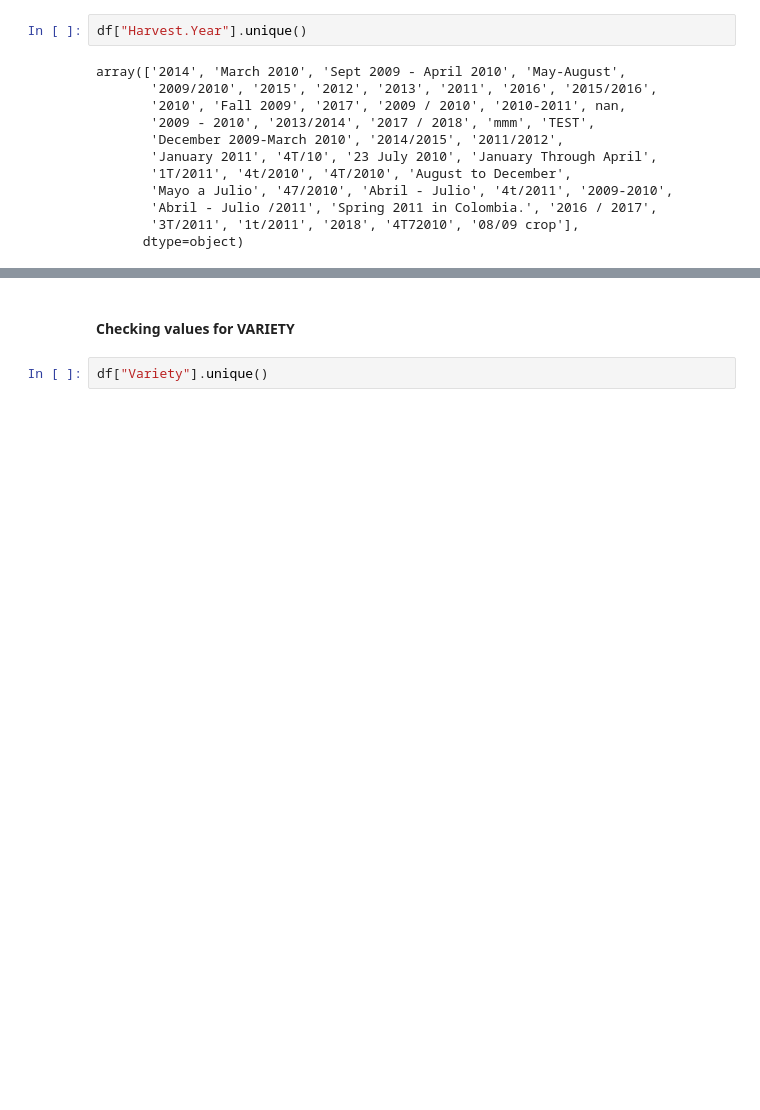
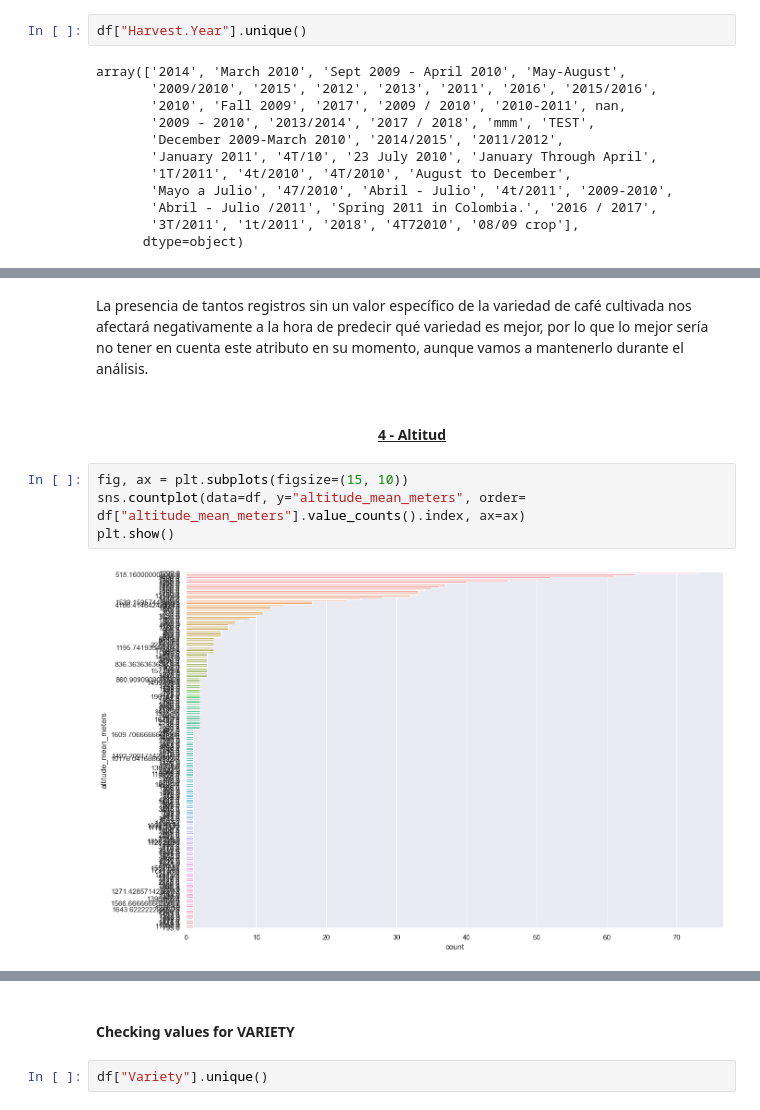
Before and after one commit to jmramaq/TrainingEDA_Coffee, a Jupyter notebook: src/EDA.ipynb, the cells around one changed output, grey strips where cells are left out. Cells and saved outputs as stored; diff of their text form; blank space fills up the shorter version.

```diff
--- a/src/EDA.ipynb
+++ b/src/EDA.ipynb
@@ -293,0 +385,10 @@ sns.countplot(data=df, y="Country of Origin")
+# %% [markdown]
+La presencia de tantos registros sin un valor específico de la variedad de café cultivada nos afectará negativamente a la hora de predecir qué variedad es mejor, por lo que lo mejor sería no tener en cuenta este atributo en su momento, aunque vamos a mantenerlo durante el análisis.
+# %% [markdown]
+<h4 style="text-align: center;"><ins>4 - Altitud</ins></h4>
+# %%
+fig, ax = plt.subplots(figsize=(15, 10))
+sns.countplot(data=df, y="altitude_mean_meters", order= df["altitude_mean_meters"].value_counts().index, ax=ax)
+plt.show()
+# %% [output]
+[figure, added]
```
Also changed, not shown: parts of 45 cells of this notebook.
